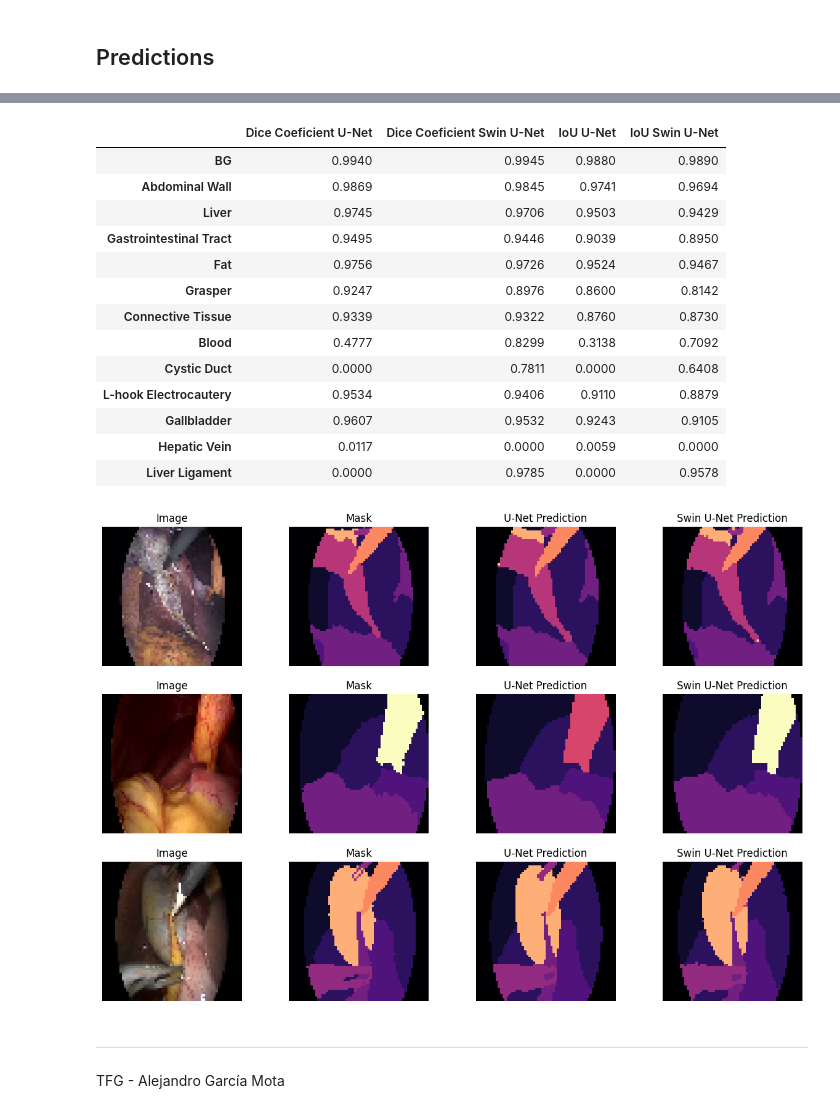
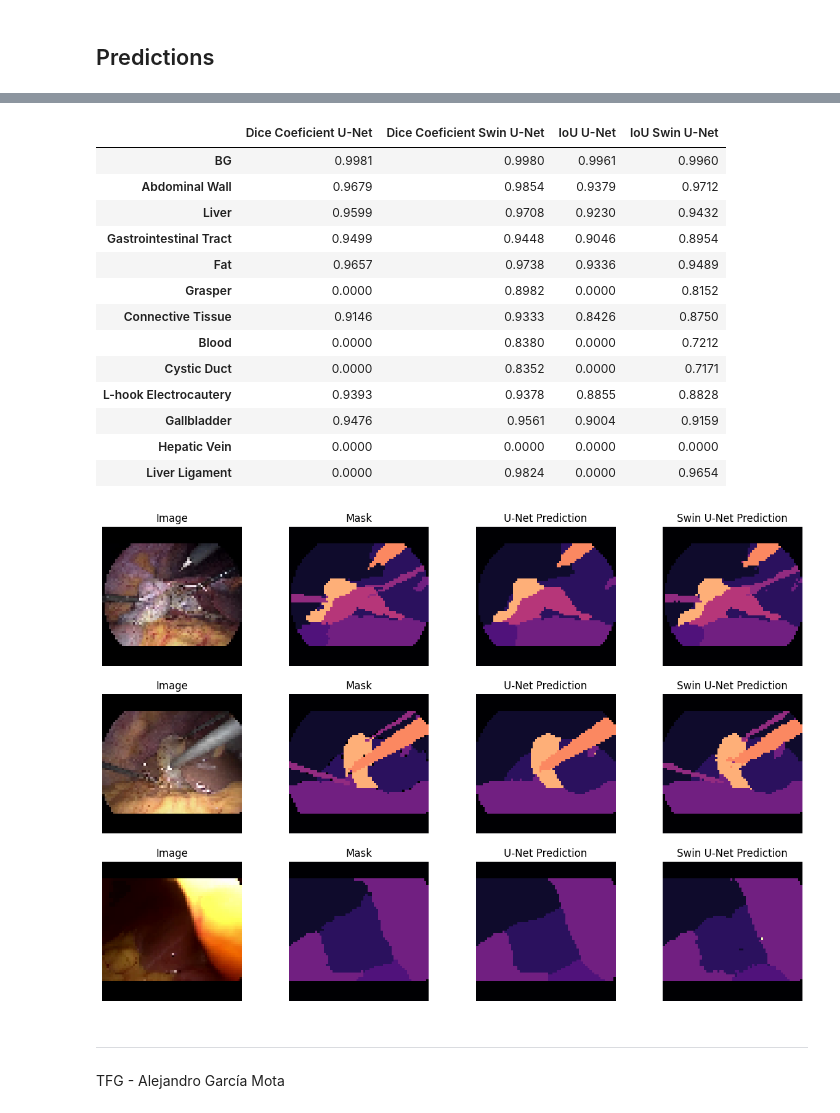
Before and after one commit to alexgmota/TFG-SW-AGM, a Jupyter notebook: src/Model_comparison.ipynb, the cells around one changed output, grey strips where cells are left out. Cells and saved outputs as stored; diff of their text form; code cells hidden in the pictures.

Commit message:
Added Uformers evaluations and all model 2vs2 comparisons

```diff
--- a/src/Model_comparison.ipynb
+++ b/src/Model_comparison.ipynb
@@ -485,12 +494,12 @@ unet_model.compile(
     loss=dice_loss,
     metrics=[tf.metrics.MeanIoU(num_classes=13), dice_coeficient]
 )
-unet_model.load_weights('../models/u-net_DiceLoss_Class_Weights.hdf5')
+unet_model.load_weights('../models/u-net_tversky.hdf5')
 
 print('\n\t EVALUATION\n')
 unet_model.evaluate(
-    X_unet,
-    y_unet,
+    X_test,
+    y_test,
     batch_size=32
 )
 # %% [output]
@@ -501,6 +510,6 @@ unet_model.evaluate(
 # %% [markdown]
 ## Predictions
 # %%
-unet_pred = unet_model.predict(X_unet)
+unet_pred = unet_model.predict(X_test)
 unet_pred = np.array(unet_pred)
 # %% [output]
@@ -508,4 +517,4 @@ unet_pred = np.array(unet_pred)
 # %%
-swin_unet_pred = swin_transformer.predict(X_swin_unet)
+swin_unet_pred = swin_transformer.predict(X_test)
 swin_unet_pred = np.array(swin_unet_pred)
 # %% [output]
@@ -519,60 +528,60 @@ class_losses = {
 }
 
 for i in range(N_CLASSES):
-    class_losses['Dice Coeficient U-Net'].append(1-sm.losses.DiceLoss(class_indexes=i)(y_unet, unet_pred).numpy())
-    class_losses['IoU U-Net'].append(sm.metrics.IOUScore(class_indexes=i)(y_unet, unet_pred).numpy())
-    class_losses['IoU Swin U-Net'].append(sm.metrics.IOUScore(class_indexes=i)(y_swin_unet, swin_unet_pred).numpy())
-    class_losses['Dice Coeficient Swin U-Net'].append(1-sm.losses.DiceLoss(class_indexes=i)(y_swin_unet, swin_unet_pred).numpy())
+    class_losses['Dice Coeficient U-Net'].append(1-sm.losses.DiceLoss(class_indexes=i)(y_test, unet_pred).numpy())
+    class_losses['IoU U-Net'].append(sm.metrics.IOUScore(class_indexes=i)(y_test, unet_pred).numpy())
+    class_losses['IoU Swin U-Net'].append(sm.metrics.IOUScore(class_indexes=i)(y_test, swin_unet_pred).numpy())
+    class_losses['Dice Coeficient Swin U-Net'].append(1-sm.losses.DiceLoss(class_indexes=i)(y_test, swin_unet_pred).numpy())
 
 pd.options.display.float_format = '{:.4f}'.format
 pd.DataFrame(class_losses, index=labels_encoding.values())
 # %% [output]
 |  | Dice Coeficient U-Net | Dice Coeficient Swin U-Net | IoU U-Net | IoU Swin U-Net |
-| BG | 0.9940 | 0.9945 | 0.9880 | 0.9890 |
-| Abdominal Wall | 0.9869 | 0.9845 | 0.9741 | 0.9694 |
-| Liver | 0.9745 | 0.9706 | 0.9503 | 0.9429 |
-| Gastrointestinal Tract | 0.9495 | 0.9446 | 0.9039 | 0.8950 |
-| Fat | 0.9756 | 0.9726 | 0.9524 | 0.9467 |
-| Grasper | 0.9247 | 0.8976 | 0.8600 | 0.8142 |
-| Connective Tissue | 0.9339 | 0.9322 | 0.8760 | 0.8730 |
-| Blood | 0.4777 | 0.8299 | 0.3138 | 0.7092 |
-| Cystic Duct | 0.0000 | 0.7811 | 0.0000 | 0.6408 |
-| L-hook Electrocautery | 0.9534 | 0.9406 | 0.9110 | 0.8879 |
-| Gallbladder | 0.9607 | 0.9532 | 0.9243 | 0.9105 |
-| Hepatic Vein | 0.0117 | 0.0000 | 0.0059 | 0.0000 |
-| Liver Ligament | 0.0000 | 0.9785 | 0.0000 | 0.9578 |
+| BG | 0.9981 | 0.9980 | 0.9961 | 0.9960 |
+| Abdominal Wall | 0.9679 | 0.9854 | 0.9379 | 0.9712 |
+| Liver | 0.9599 | 0.9708 | 0.9230 | 0.9432 |
+| Gastrointestinal Tract | 0.9499 | 0.9448 | 0.9046 | 0.8954 |
+| Fat | 0.9657 | 0.9738 | 0.9336 | 0.9489 |
+| Grasper | 0.0000 | 0.8982 | 0.0000 | 0.8152 |
+| Connective Tissue | 0.9146 | 0.9333 | 0.8426 | 0.8750 |
+| Blood | 0.0000 | 0.8380 | 0.0000 | 0.7212 |
+| Cystic Duct | 0.0000 | 0.8352 | 0.0000 | 0.7171 |
+| L-hook Electrocautery | 0.9393 | 0.9378 | 0.8855 | 0.8828 |
+| Gallbladder | 0.9476 | 0.9561 | 0.9004 | 0.9159 |
+| Hepatic Vein | 0.0000 | 0.0000 | 0.0000 | 0.0000 |
+| Liver Ligament | 0.0000 | 0.9824 | 0.0000 | 0.9654 |
 # %%
 plt.figure(figsize=(15,10))
 plt.tight_layout()
 for i in range(3):
     idx = random.randint(0, len(swin_unet_pred)-1)
 
     plt.subplot(3, 4, 1 + 4*i)
-    plt.imshow(X_swin_unet[idx])
+    plt.imshow(X_test[idx])
     plt.title('Image')
     plt.axis("off")
 
     plt.subplot(3, 4, 2 + 4*i)
-    plt.imshow(tf.argmax(y_swin_unet[idx], axis=-1), cmap='magma', norm=plt.Normalize(vmin=0, vmax=12))
+    plt.imshow(tf.argmax(y_test[idx], axis=-1), cmap='magma', norm=plt.Normalize(vmin=0, vmax=12))
     plt.title('Mask')
     plt.axis("off")
 
     predImg = tf.argmax(unet_pred[idx], axis=-1).numpy()
     predImg = Image.fromarray(predImg.astype(np.uint8))
     predImg = predImg.resize((64, 64), resample=Image.NEAREST)
     plt.subplot(3, 4, 3 + 4*i)
     plt.imshow(predImg, cmap='magma', norm=plt.Normalize(vmin=0, vmax=12))
     plt.title('U-Net Prediction')
     plt.axis("off")
 
     plt.subplot(3, 4, 4 + 4*i)
     plt.imshow(tf.argmax(swin_unet_pred[idx], axis=-1), cmap='magma', norm=plt.Normalize(vmin=0, vmax=12))
     plt.title('Swin U-Net Prediction')
     plt.axis("off")
 
 plt.show()
 # %% [output]
-[figure, old version]
+[figure, new version]
 # %% [markdown]
  ---
  TFG - Alejandro García Mota
```
Also changed, not shown: parts of 10 cells of this notebook, 1 other file.
